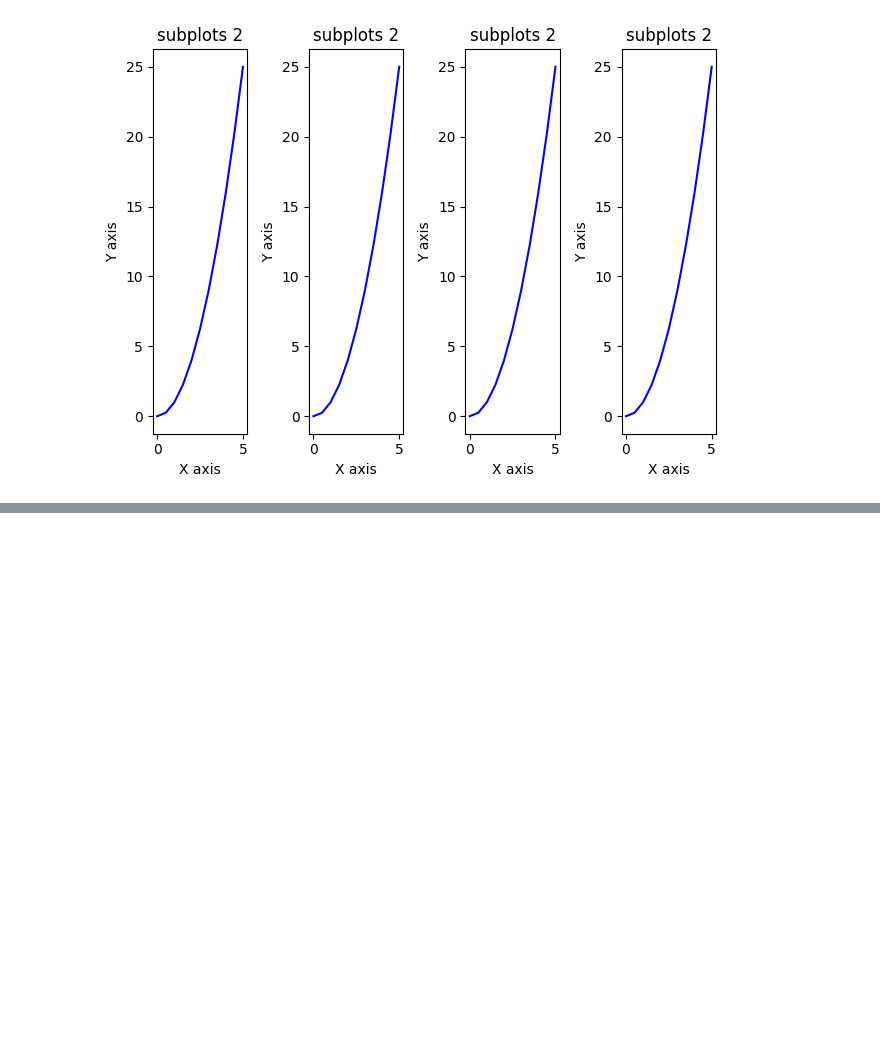
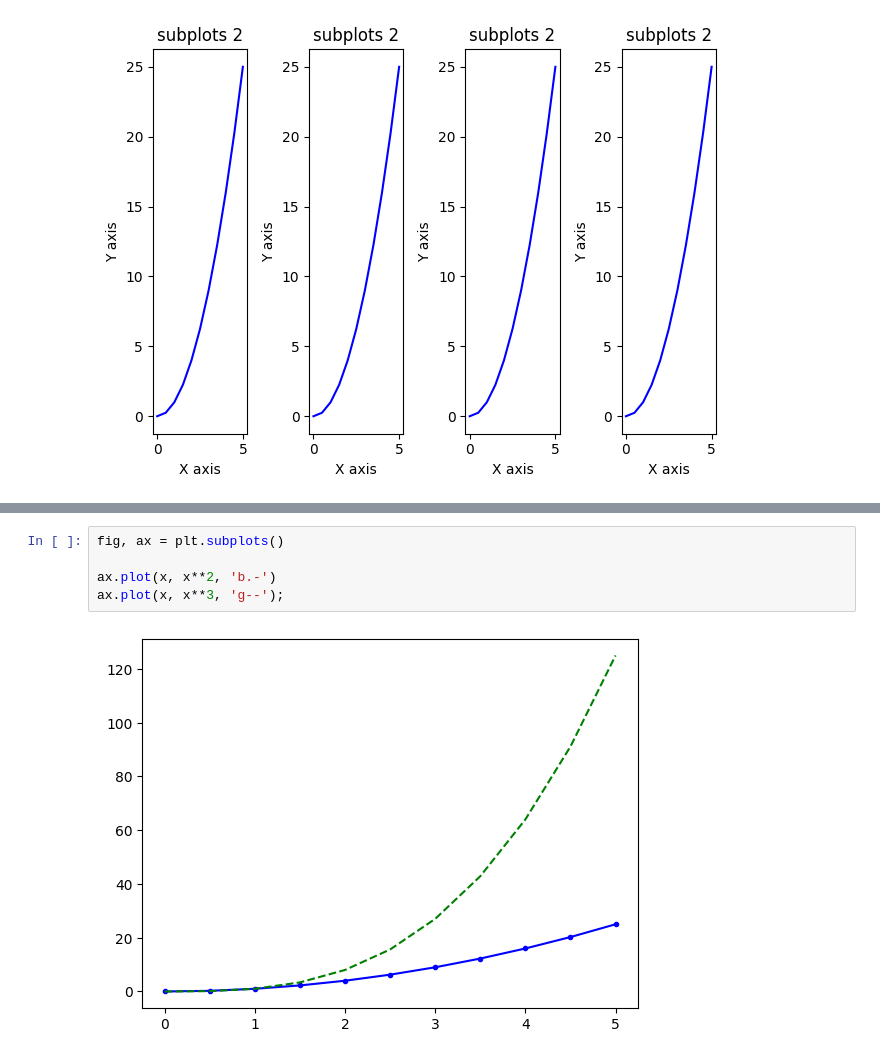
Before and after one commit to Paxyifier/AIML-Practicals, a Jupyter notebook: 19-AIML-Practical-2.3.ipynb, the cells around one changed output, grey strips where cells are left out. Drawn from its saved outputs; the diff is of its cells as text; blank space fills up the shorter version.

```diff
--- a/19-AIML-Practical-2.3.ipynb
+++ b/19-AIML-Practical-2.3.ipynb
@@ -185,0 +296,7 @@ figs
+# %%
+fig, ax = plt.subplots()
+
+ax.plot(x, x**2, 'b.-')
+ax.plot(x, x**3, 'g--');
+# %% [output]
+[figure, added]
```
Also changed, not shown: parts of 50 cells of this notebook, 2 other files.
